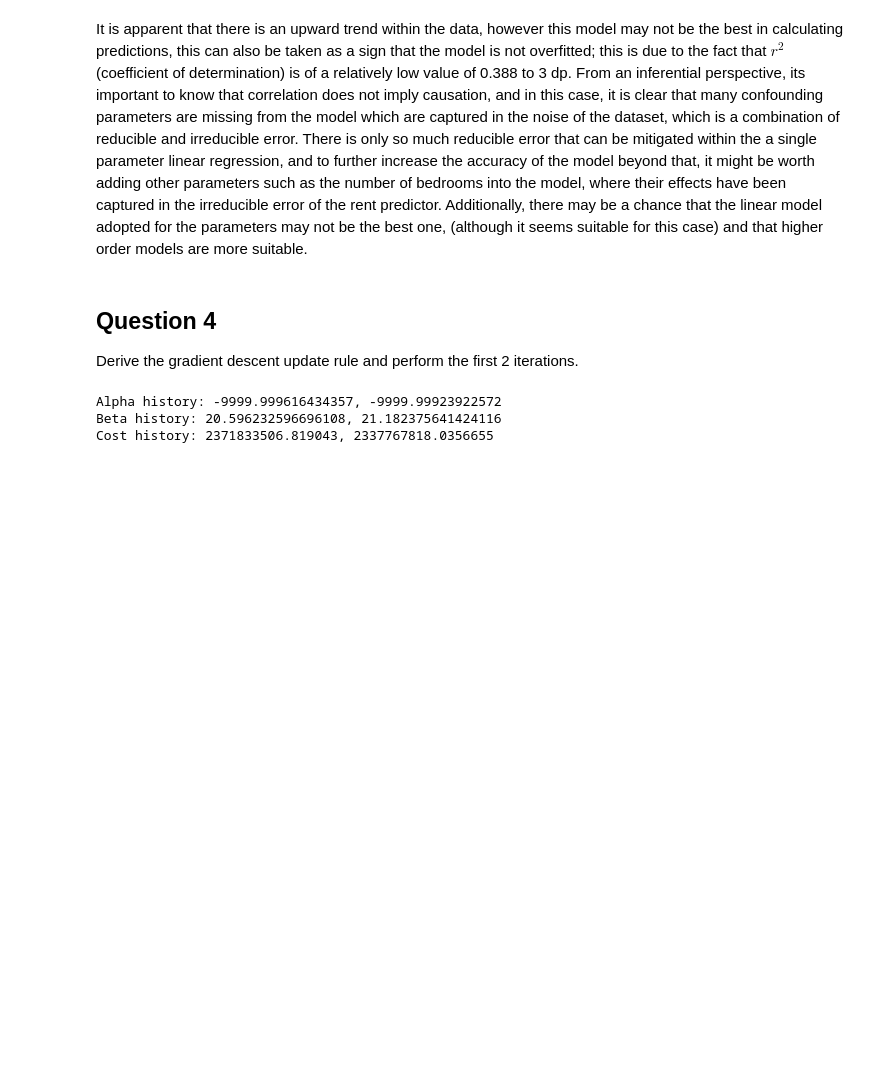
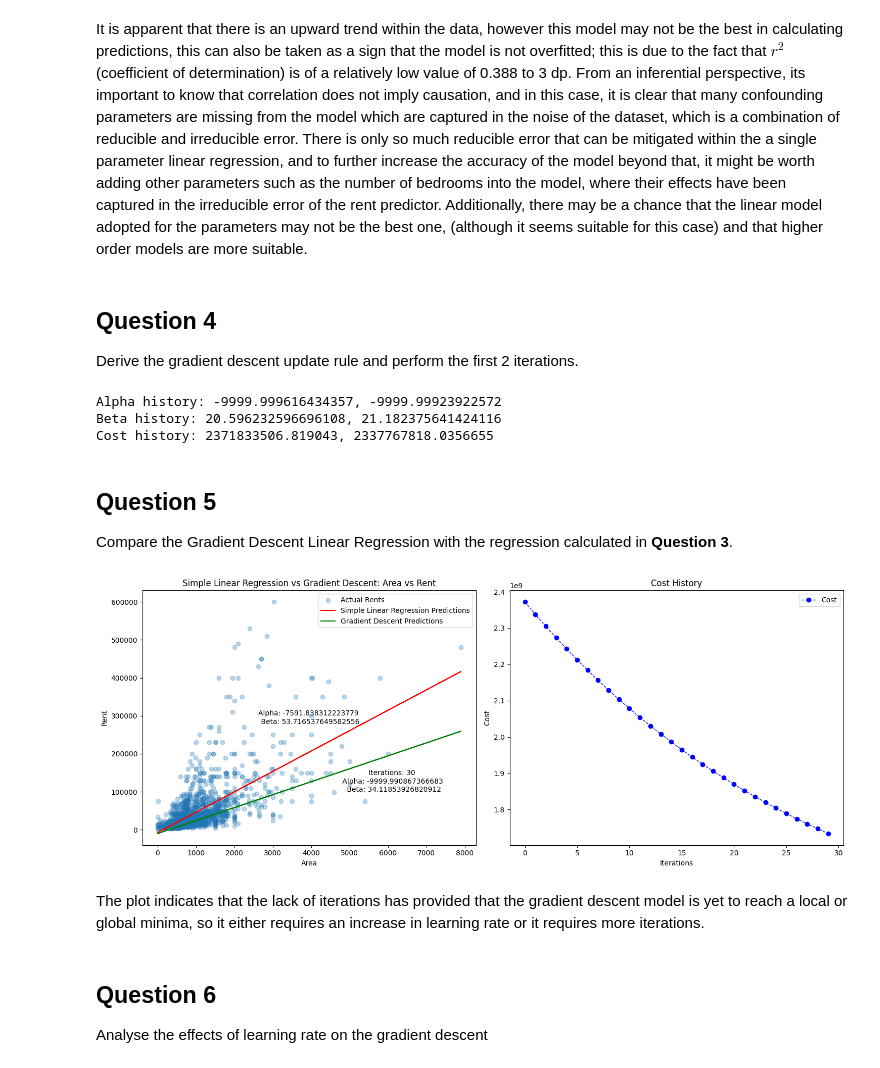
Before and after one commit to majdyousof/machine-learning-coursework, a Jupyter notebook: 02061161_code.ipynb, the cells around one changed output. Saved outputs shown, nothing was run; the diff lists cells and outputs as text; code cells hidden in the pictures; blank space fills up the shorter version.

Commit message:
add question 5

```diff
--- a/02061161_code.ipynb
+++ b/02061161_code.ipynb
@@ -320,3 +328,49 @@ print(f'Cost history: {cost_history[0]}, {cost_history[-1]}')
 Alpha history: -9999.999616434357, -9999.99923922572
 Beta history: 20.596232596696108, 21.182375641424116
 Cost history: 2371833506.819043, 2337767818.0356655
+# %% [markdown]
+## Question 5
+Compare the Gradient Descent Linear Regression with the regression calculated in **Question 3**.
+# %%
+# gradient descent implementation with more iterations
+new_iterations = 30
+alpha_history_comp, beta_history_comp, cost_history_comp = gradient_descent(X, y, alpha_initial, beta_initial, learning_rate, new_iterations)
+
+# evaluating regression the final alpha, beta, and cost
+gradient_descent_predictions = alpha_history_comp[-1] + beta_history_comp[-1] * X_test_simple.values.flatten()
+# %%
+# plotting the comparison of the gradient descent predictions with the simple linear regression predictions
+
+fig, ax = plt.subplots(1, 2, figsize=(15,6))
+
+# Plotting the simple linear regression predictions
+ax[0].scatter(X_test_simple, y_test_simple, alpha=0.3, label='Actual Rents')
+ax[0].plot(X_test_simple, predictions_simple, color='red', label='Simple Linear Regression Predictions')
+ax[0].text(0.5, 0.5, f'Alpha: {alpha_simple} \n Beta: {beta_simple}', ha='center', va='center', transform=ax[0].transAxes)
+ax[0].plot(X_test_simple, gradient_descent_predictions, color='green', label='Gradient Descent Predictions')
+ax[0].text(0.75, 0.25, f'Iterations: {new_iterations} \n Alpha: {alpha_history_comp[-1]} \n Beta: {beta_history_comp[-1]}',
+           horizontalalignment='center', verticalalignment='center', transform=ax[0].transAxes)
+ax[0].set_title('Simple Linear Regression vs Gradient Descent: Area vs Rent')
+ax[0].set_xlabel('Area')
+ax[0].set_ylabel('Rent')
+ax[0].legend()
+
+# Plotting the cost history
+ax[1].plot(range(new_iterations), cost_history_comp, color='blue', label='Cost', marker='o', linestyle='--', linewidth=1)
+ax[1].set_title('Cost History')
+ax[1].set_xlabel('Iterations')
+ax[1].set_ylabel('Cost')
+ax[1].legend()
+
+
+# Show the figure
+plt.tight_layout()
+plt.savefig('plots/gradientDescent.svg')
+plt.show()
+# %% [output]
+[figure, added]
+# %% [markdown]
+The plot indicates that the lack of iterations has provided that the gradient descent model is yet to reach a local or global minima, so it either requires an increase in learning rate or it requires more iterations.
+# %% [markdown]
+## Question 6
+Analyse the effects of learning rate on the gradient descent
```
Also changed, not shown: parts of 2 cells of this notebook, 2 other files.
